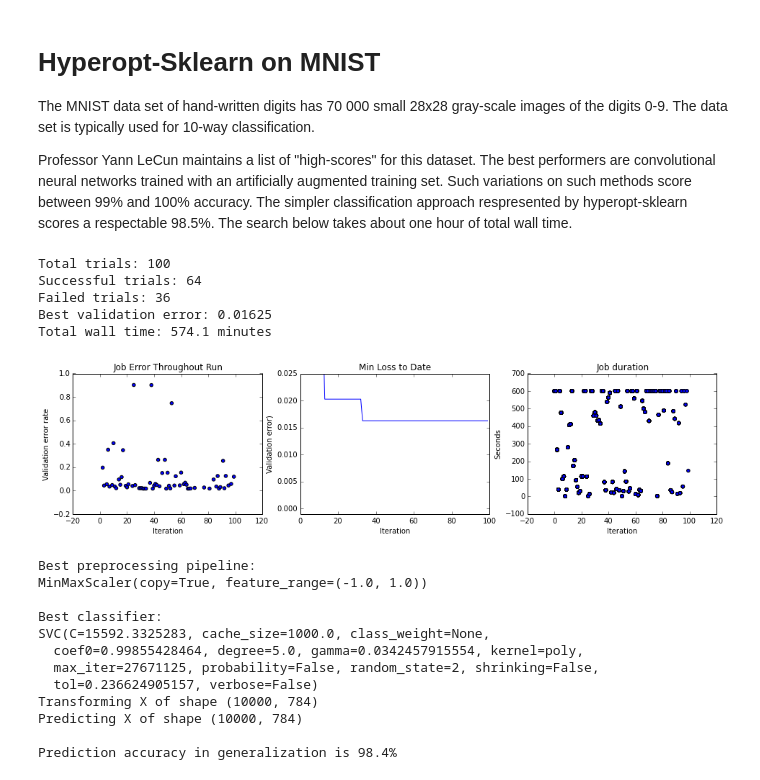
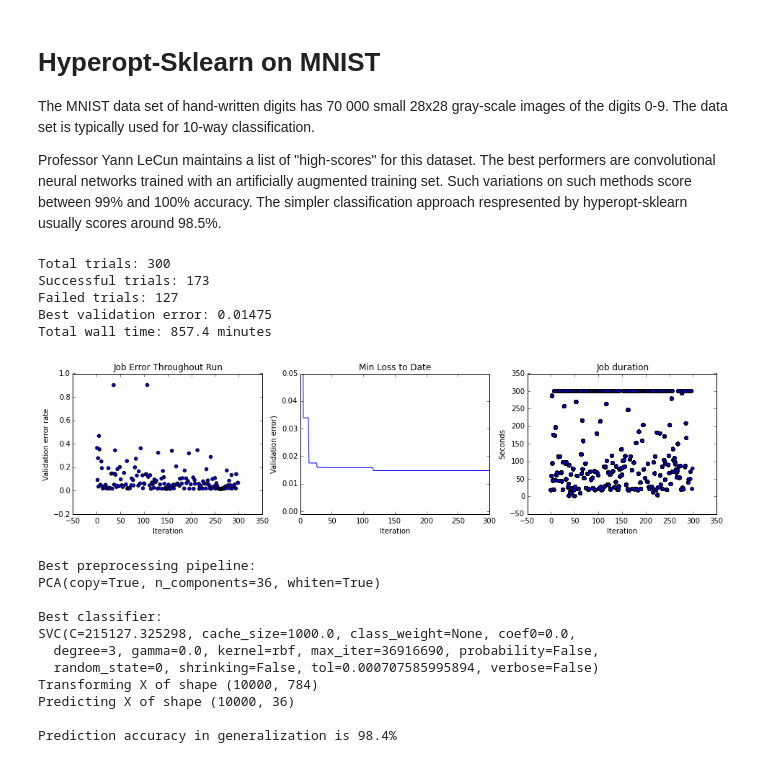
Before and after one commit to hyperopt/hyperopt-sklearn, a Jupyter notebook: notebooks/Demo-MNIST.ipynb, the cells around one changed output. Cells and saved outputs as stored; diff of their text form; code cells hidden in the pictures.

Commit message:
CIFAR and MNIST notebooks out to 300 trials

```diff
--- a/notebooks/Demo-MNIST.ipynb
+++ b/notebooks/Demo-MNIST.ipynb
@@ -4,7 +4,7 @@
 The MNIST data set of hand-written digits has 70 000 small 28x28 gray-scale images of the digits 0-9.
 The data set is typically used for 10-way classification.
 
-Professor Yann LeCun maintains a list of "high-scores" for this dataset. The best performers are convolutional neural networks trained with an artificially augmented training set. Such variations on such methods score between 99% and 100% accuracy. The simpler classification approach respresented by hyperopt-sklearn scores a respectable 98.5%. The search below takes about one hour of total wall time.
+Professor Yann LeCun maintains a list of "high-scores" for this dataset. The best performers are convolutional neural networks trained with an artificially augmented training set. Such variations on such methods score between 99% and 100% accuracy. The simpler classification approach respresented by hyperopt-sklearn usually scores around 98.5%.
 # %%
 # -- RETRIEVE DATA VIA SKDATA (github.com/jaberg/skdata)
 from skdata.mnist import view
@@ -15,37 +15,37 @@ import hyperopt.tpe
 estimator = hpsklearn.HyperoptEstimator(
     #preprocessing=simple_small_image_preprocessing('pp'),
     #classifier=hpc.any_classifier('classif'),
-    max_evals=100,
+    max_evals=300,
     verbose=1,
     algo=hyperopt.tpe.suggest,
-    trial_timeout=60.0 * 10, # -- seconds
+    trial_timeout=60.0 * 5, # -- seconds
     )
 # %%
 # Demo version of estimator.fit()
 import hpsklearn.demo_support
 
 fit_iterator = estimator.fit_iter(dataview.all_vectors[dataview.sel_idxs],
                                   dataview.all_labels[dataview.sel_idxs])
 fit_iterator.next()
 plot_helper = hpsklearn.demo_support.PlotHelper(estimator,
-                                                mintodate_ylim=(-0.001, 0.025),
+                                                mintodate_ylim=(-0.001, 0.05),
                                                 )
 while len(estimator.trials.trials) < estimator.max_evals:
     fit_iterator.send(1) # -- try one more model
     plot_helper.post_iter()
 plot_helper.post_loop()
 
 # -- Model selection was done on a subset of the training data.
 # -- Now that we've picked a model, train on all training data.
 estimator.retrain_best_model_on_full_data(dataview.all_vectors[dataview.sel_idxs],
                                           dataview.all_labels[dataview.sel_idxs])
 # %% [output]
-Total trials: 100
-Successful trials: 64
-Failed trials: 36
-Best validation error: 0.01625
-Total wall time: 574.1 minutes
+Total trials: 300
+Successful trials: 173
+Failed trials: 127
+Best validation error: 0.01475
+Total wall time: 857.4 minutes
-[figure, old version]
+[figure, new version]
 # %%
 print 'Best preprocessing pipeline:'
 for pp in estimator._best_preprocs:
@@ -58,14 +58,13 @@ print
 print 'Prediction accuracy in generalization is %.1f%%' % acc_in_percent
 # %% [output]
 Best preprocessing pipeline:
-MinMaxScaler(copy=True, feature_range=(-1.0, 1.0))
+PCA(copy=True, n_components=36, whiten=True)
 
 Best classifier:
-SVC(C=15592.3325283, cache_size=1000.0, class_weight=None,
-  coef0=0.99855428464, degree=5.0, gamma=0.0342457915554, kernel=poly,
-  max_iter=27671125, probability=False, random_state=2, shrinking=False,
-  tol=0.236624905157, verbose=False)
+SVC(C=215127.325298, cache_size=1000.0, class_weight=None, coef0=0.0,
+  degree=3, gamma=0.0, kernel=rbf, max_iter=36916690, probability=False,
+  random_state=0, shrinking=False, tol=0.000707585995894, verbose=False)
 Transforming X of shape (10000, 784)
-Predicting X of shape (10000, 784)
+Predicting X of shape (10000, 36)
 
 Prediction accuracy in generalization is 98.4%
```
Also changed, not shown: 1 other file.
